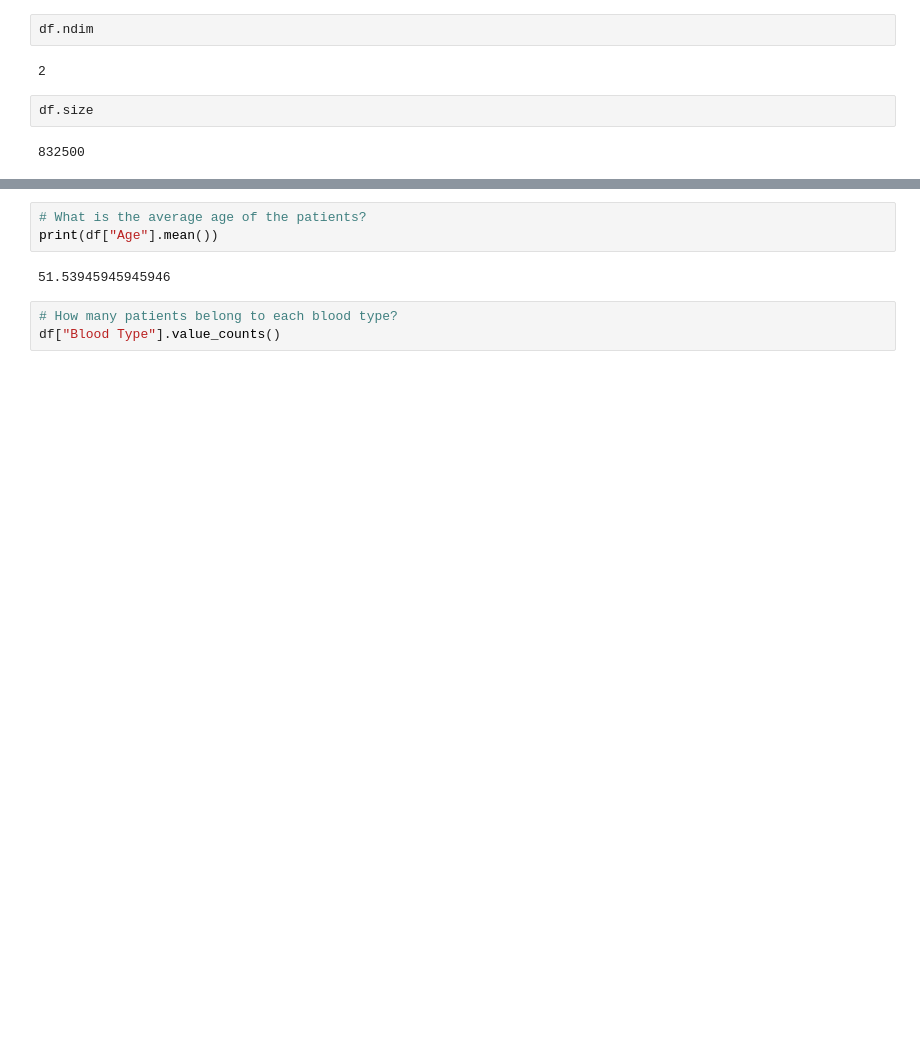
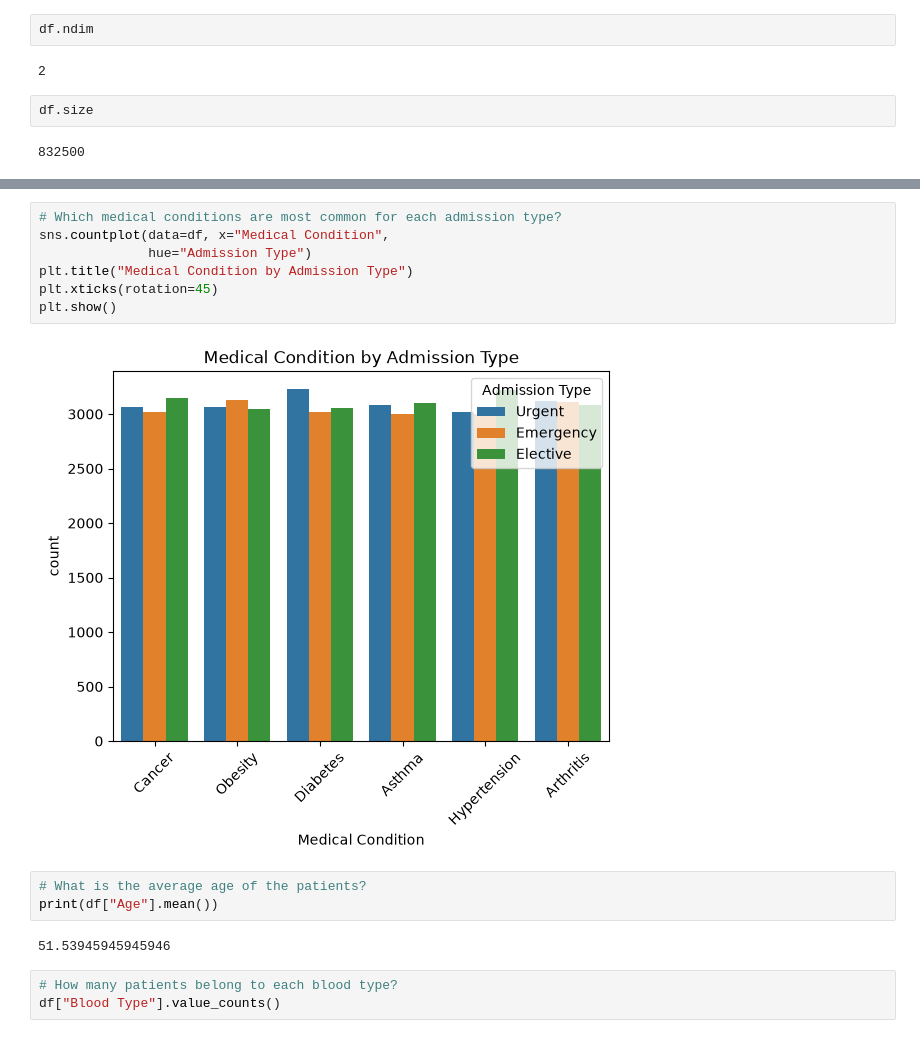
Before and after one commit to sandrasadasivanofficial/healthcare-data-analysis, a Jupyter notebook: healthcare analytics/EDA/healthcare_analysis .ipynb, the cells around one changed output, grey strips where cells are left out. Drawn from its saved outputs; the diff is of its cells as text; blank space fills up the shorter version.

```diff
--- a/healthcare analytics/EDA/healthcare_analysis .ipynb
+++ b/healthcare analytics/EDA/healthcare_analysis .ipynb
@@ -92,3 +111,12 @@ df.size
+# %%
+# Which medical conditions are most common for each admission type?
+sns.countplot(data=df, x="Medical Condition",
+              hue="Admission Type")
+plt.title("Medical Condition by Admission Type")
+plt.xticks(rotation=45)
+plt.show()
+# %% [output]
+[figure, added]
 # %%
 # What is the average age of the patients?
 print(df["Age"].mean())
```
Also changed, not shown: parts of 72 cells of this notebook, 3 other files.
